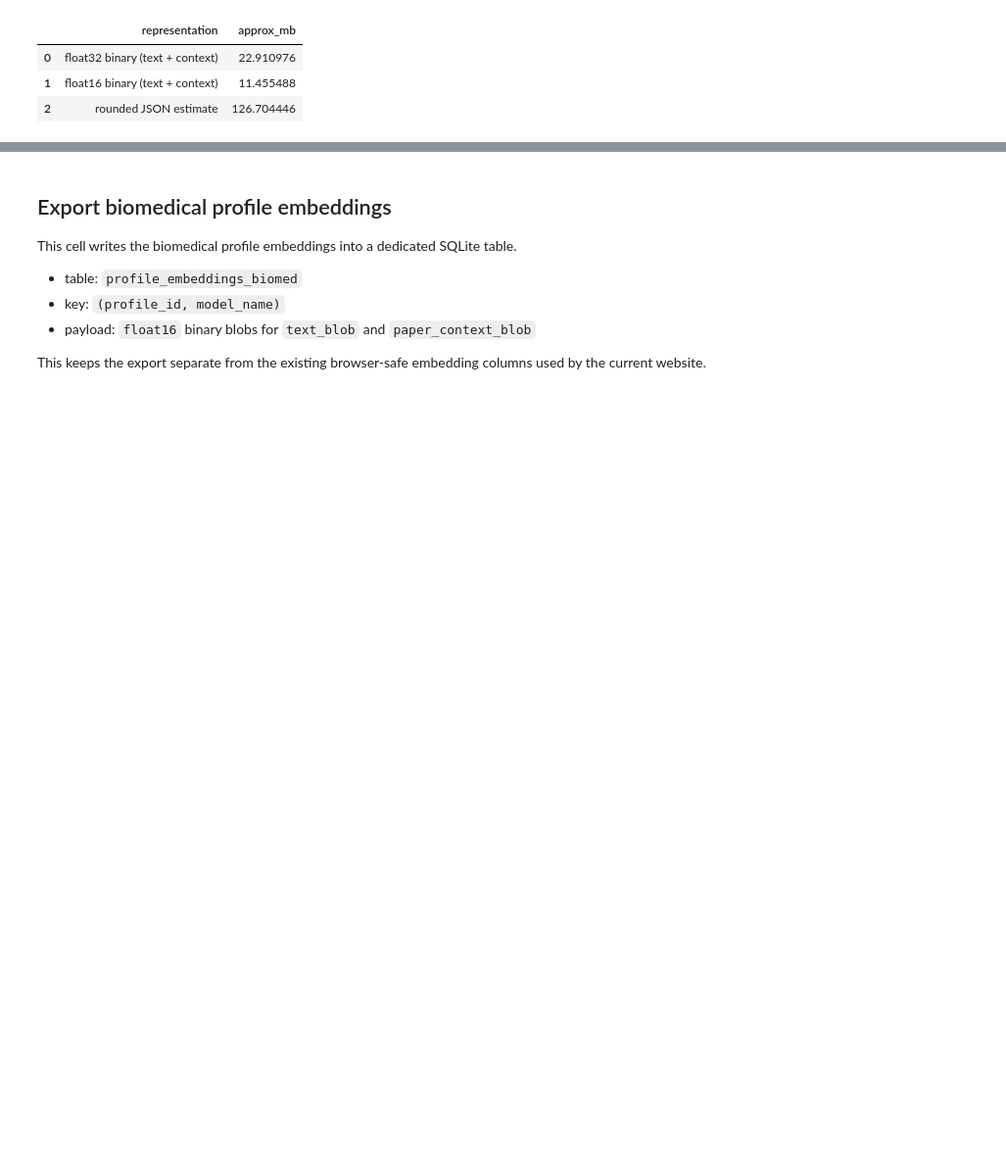
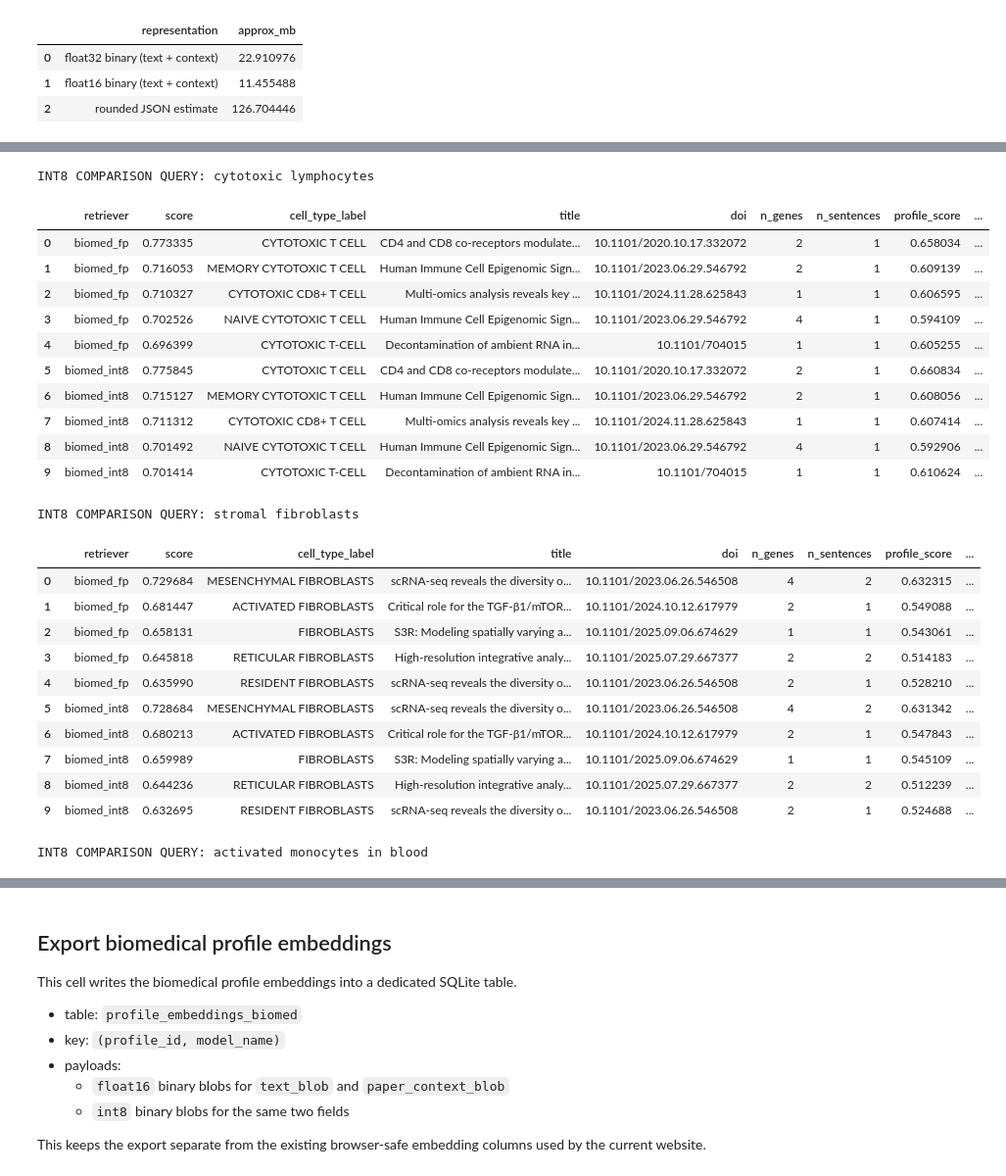
Before and after one commit to sbooeshaghi/llmarkers, a Jupyter notebook: analysis/virtual_cell_mvp.ipynb, the cells around one changed output, grey strips where cells are left out. Shown at 98% size. Cells and saved outputs as stored; diff of their text form; code cells hidden in the pictures; blank space fills up the shorter version.

Commit message:
Add int8 biomedical embedding export

```diff
--- a/analysis/virtual_cell_mvp.ipynb
+++ b/analysis/virtual_cell_mvp.ipynb
@@ -609,0 +620,56 @@ display(storage_df)
+# %%
+INT8_SCALE = 127.0
+
+biomed_text_embeddings_int8 = np.clip(np.round(biomed_text_embeddings * INT8_SCALE), -127, 127).astype(np.int8)
+biomed_context_embeddings_int8 = np.clip(np.round(biomed_context_embeddings * INT8_SCALE), -127, 127).astype(np.int8)
+
+biomed_text_embeddings_int8_f = biomed_text_embeddings_int8.astype(np.float32) / INT8_SCALE
+biomed_context_embeddings_int8_f = biomed_context_embeddings_int8.astype(np.float32) / INT8_SCALE
+
+
+def query_text_biomed_int8(query_text: str, top_k: int = 8) -> pd.DataFrame:
+    query_embedding = biomed_model.encode([query_text], normalize_embeddings=True)[0].astype(np.float32)
+    profile_scores = biomed_text_embeddings_int8_f @ query_embedding
+    context_scores = biomed_context_embeddings_int8_f @ query_embedding
+    scores = score_text_results(profile_scores, context_scores, query_text)
+    return format_text_result(scores, profile_scores, context_scores, top_k=top_k)
+
+int8_queries = [
+    'cytotoxic lymphocytes',
+    'stromal fibroblasts',
+    'activated monocytes in blood',
+]
+
+for q in int8_queries:
+    print(f'\nINT8 COMPARISON QUERY: {q}')
+    fp_result = query_text_biomed(q, top_k=5).copy()
+    fp_result.insert(0, 'retriever', 'biomed_fp')
+    int8_result = query_text_biomed_int8(q, top_k=5).copy()
+    int8_result.insert(0, 'retriever', 'biomed_int8')
+    display(pd.concat([fp_result, int8_result], ignore_index=True))
+# %% [output]
+INT8 COMPARISON QUERY: cytotoxic lymphocytes
+|  | retriever | score | cell_type_label | title | doi | n_genes | n_sentences | profile_score | ... |
+| 0 | biomed_fp | 0.773335 | CYTOTOXIC T CELL | CD4 and CD8 co-receptors modulate... | 10.1101/2020.10.17.332072 | 2 | 1 | 0.658034 | ... |
+| 1 | biomed_fp | 0.716053 | MEMORY CYTOTOXIC T CELL | Human Immune Cell Epigenomic Sign... | 10.1101/2023.06.29.546792 | 2 | 1 | 0.609139 | ... |
+| 2 | biomed_fp | 0.710327 | CYTOTOXIC CD8+ T CELL | Multi-omics analysis reveals key ... | 10.1101/2024.11.28.625843 | 1 | 1 | 0.606595 | ... |
+| 3 | biomed_fp | 0.702526 | NAIVE CYTOTOXIC T CELL | Human Immune Cell Epigenomic Sign... | 10.1101/2023.06.29.546792 | 4 | 1 | 0.594109 | ... |
+| 4 | biomed_fp | 0.696399 | CYTOTOXIC T-CELL | Decontamination of ambient RNA in... | 10.1101/704015 | 1 | 1 | 0.605255 | ... |
+| 5 | biomed_int8 | 0.775845 | CYTOTOXIC T CELL | CD4 and CD8 co-receptors modulate... | 10.1101/2020.10.17.332072 | 2 | 1 | 0.660834 | ... |
+| 6 | biomed_int8 | 0.715127 | MEMORY CYTOTOXIC T CELL | Human Immune Cell Epigenomic Sign... | 10.1101/2023.06.29.546792 | 2 | 1 | 0.608056 | ... |
+| 7 | biomed_int8 | 0.711312 | CYTOTOXIC CD8+ T CELL | Multi-omics analysis reveals key ... | 10.1101/2024.11.28.625843 | 1 | 1 | 0.607414 | ... |
+| 8 | biomed_int8 | 0.701492 | NAIVE CYTOTOXIC T CELL | Human Immune Cell Epigenomic Sign... | 10.1101/2023.06.29.546792 | 4 | 1 | 0.592906 | ... |
+| 9 | biomed_int8 | 0.701414 | CYTOTOXIC T-CELL | Decontamination of ambient RNA in... | 10.1101/704015 | 1 | 1 | 0.610624 | ... |
+INT8 COMPARISON QUERY: stromal fibroblasts
+|  | retriever | score | cell_type_label | title | doi | n_genes | n_sentences | profile_score | ... |
+| 0 | biomed_fp | 0.729684 | MESENCHYMAL FIBROBLASTS | scRNA-seq reveals the diversity o... | 10.1101/2023.06.26.546508 | 4 | 2 | 0.632315 | ... |
+| 1 | biomed_fp | 0.681447 | ACTIVATED FIBROBLASTS | Critical role for the TGF-β1/mTOR... | 10.1101/2024.10.12.617979 | 2 | 1 | 0.549088 | ... |
+| 2 | biomed_fp | 0.658131 | FIBROBLASTS | S3R: Modeling spatially varying a... | 10.1101/2025.09.06.674629 | 1 | 1 | 0.543061 | ... |
+| 3 | biomed_fp | 0.645818 | RETICULAR FIBROBLASTS | High-resolution integrative analy... | 10.1101/2025.07.29.667377 | 2 | 2 | 0.514183 | ... |
+| 4 | biomed_fp | 0.635990 | RESIDENT FIBROBLASTS | scRNA-seq reveals the diversity o... | 10.1101/2023.06.26.546508 | 2 | 1 | 0.528210 | ... |
+| 5 | biomed_int8 | 0.728684 | MESENCHYMAL FIBROBLASTS | scRNA-seq reveals the diversity o... | 10.1101/2023.06.26.546508 | 4 | 2 | 0.631342 | ... |
+| 6 | biomed_int8 | 0.680213 | ACTIVATED FIBROBLASTS | Critical role for the TGF-β1/mTOR... | 10.1101/2024.10.12.617979 | 2 | 1 | 0.547843 | ... |
+| 7 | biomed_int8 | 0.659989 | FIBROBLASTS | S3R: Modeling spatially varying a... | 10.1101/2025.09.06.674629 | 1 | 1 | 0.545109 | ... |
+| 8 | biomed_int8 | 0.644236 | RETICULAR FIBROBLASTS | High-resolution integrative analy... | 10.1101/2025.07.29.667377 | 2 | 2 | 0.512239 | ... |
+| 9 | biomed_int8 | 0.632695 | RESIDENT FIBROBLASTS | scRNA-seq reveals the diversity o... | 10.1101/2023.06.26.546508 | 2 | 1 | 0.524688 | ... |
+INT8 COMPARISON QUERY: activated monocytes in blood
@@ -614,7 +691,9 @@ This cell writes the biomedical profile embeddings into a dedicated SQLite table
 
 - table: `profile_embeddings_biomed`
 - key: `(profile_id, model_name)`
-- payload: `float16` binary blobs for `text_blob` and `paper_context_blob`
+- payloads:
+  - `float16` binary blobs for `text_blob` and `paper_context_blob`
+  - `int8` binary blobs for the same two fields
 
 This keeps the export separate from the existing browser-safe embedding columns used by the current website.
 # %%
```
Also changed, not shown: parts of 4 cells of this notebook, 1 other file.
